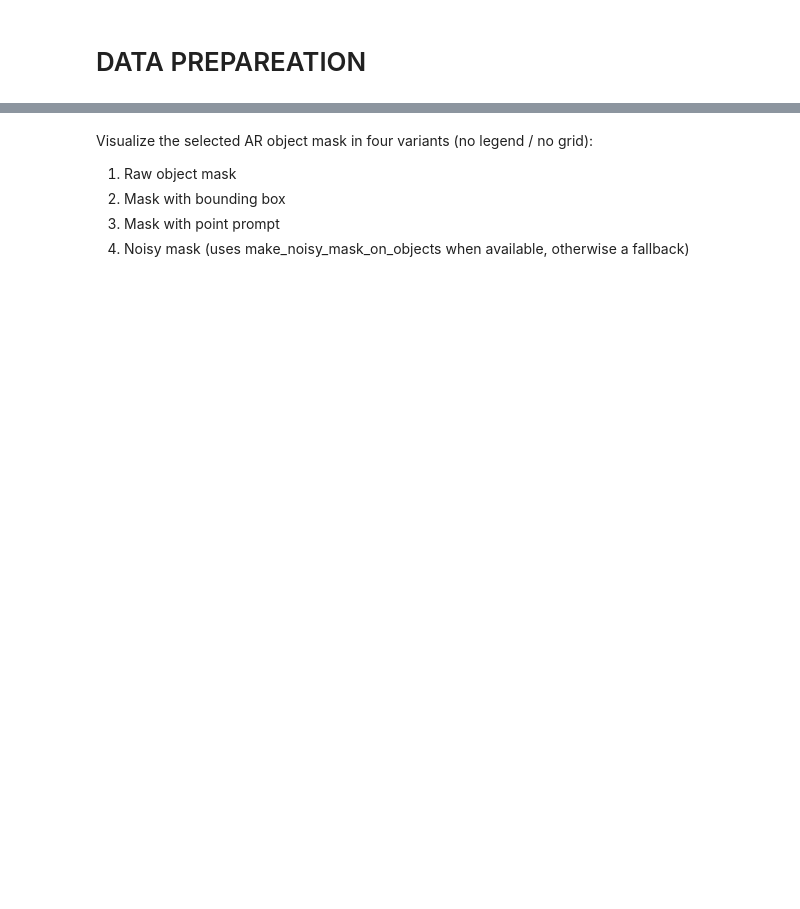
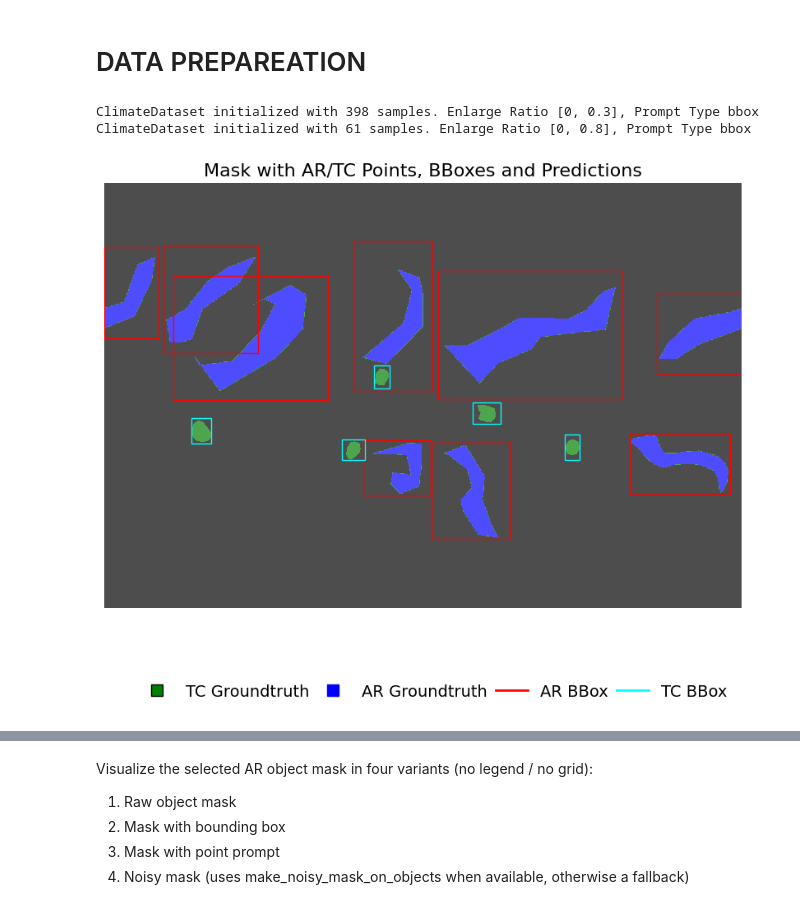
Before and after one commit to thangible/ClimateSAM, a Jupyter notebook: documentation.ipynb, the cells around one changed output, grey strips where cells are left out. Drawn from its saved outputs; the diff is of its cells as text; code cells hidden in the pictures; blank space fills up the shorter version.

```diff
--- a/documentation.ipynb
+++ b/documentation.ipynb
@@ -37,10 +37,10 @@ def worker_init_fn(worker_id: int, base_seed: int, same_worker_seed: bool = True
 
 data_dir = "../data/"
 train_dataset = ClimateDataset(
-        data_dir=data_dir, train_flag=True, generate_prompt=True, augmented=True
+        data_dir=data_dir, train_flag=True, generate_prompt=True, augmented=True, enlarge_ratio=[-0, 0.3], prompt_type='bbox'
     )
 val_dataset = ClimateDataset(
-        data_dir=data_dir, train_flag=False, generate_prompt=True, augmented=False
+        data_dir=data_dir, train_flag=False, generate_prompt=True, augmented=False, enlarge_ratio=[0, 0.8], prompt_type='bbox'
     )
 
 train_dataloader = DataLoader(
@@ -52,6 +52,22 @@ val_dataloader = DataLoader(
     dataset=val_dataset, batch_size=4, shuffle=False, num_workers=0,
     drop_last=False, collate_fn=val_dataset.collate_fn, worker_init_fn=partial(worker_init_fn, base_seed=3407)
 )
+# %% [output]
+ClimateDataset initialized with 398 samples. Enlarge Ratio [0, 0.3], Prompt Type bbox
+ClimateDataset initialized with 61 samples. Enlarge Ratio [0, 0.8], Prompt Type bbox
+# %%
+from utility import plot_mask_with_points_and_bbox
+from utility import batch_to_cuda
+for  batch in train_dataloader:
+    batch = batch_to_cuda(batch, device)
+    break
+# %%
+gt_mask = batch['gt_mask'][0].cpu().numpy()
+bboxes_ar = batch['ar_bbox_prompts'][0].cpu().numpy()
+bboxes_tc = batch['tc_bbox_prompts'][0].cpu().numpy()
+plot_mask_with_points_and_bbox(gt_mask, ar_bbox= bboxes_ar, tc_bbox= bboxes_tc)
+# %% [output]
+[figure, added]
 # %%
 # Get one gt
 # Get ar_gt and tc_gt
```
Also changed, not shown: parts of 22 cells of this notebook, 3 other files.
